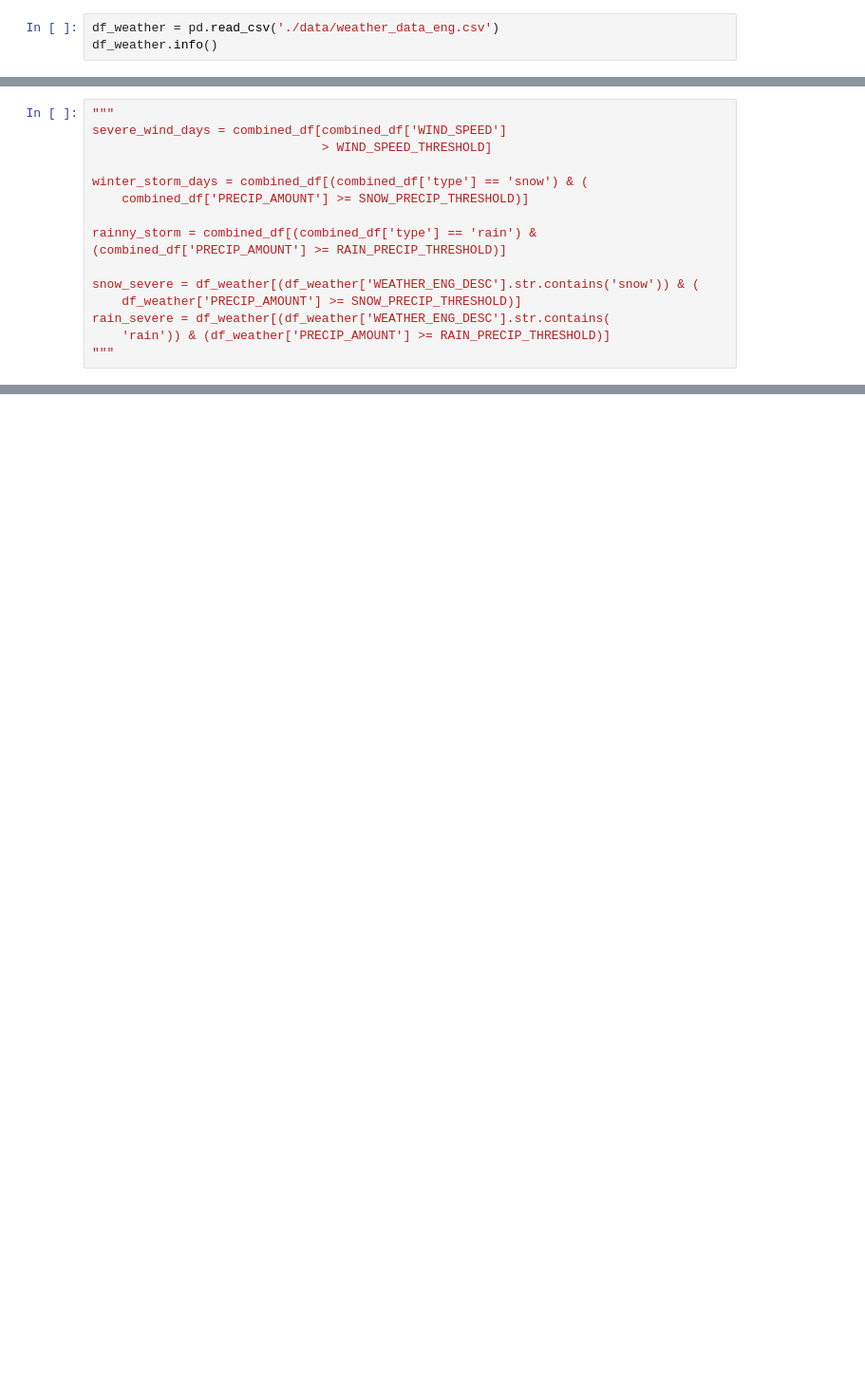
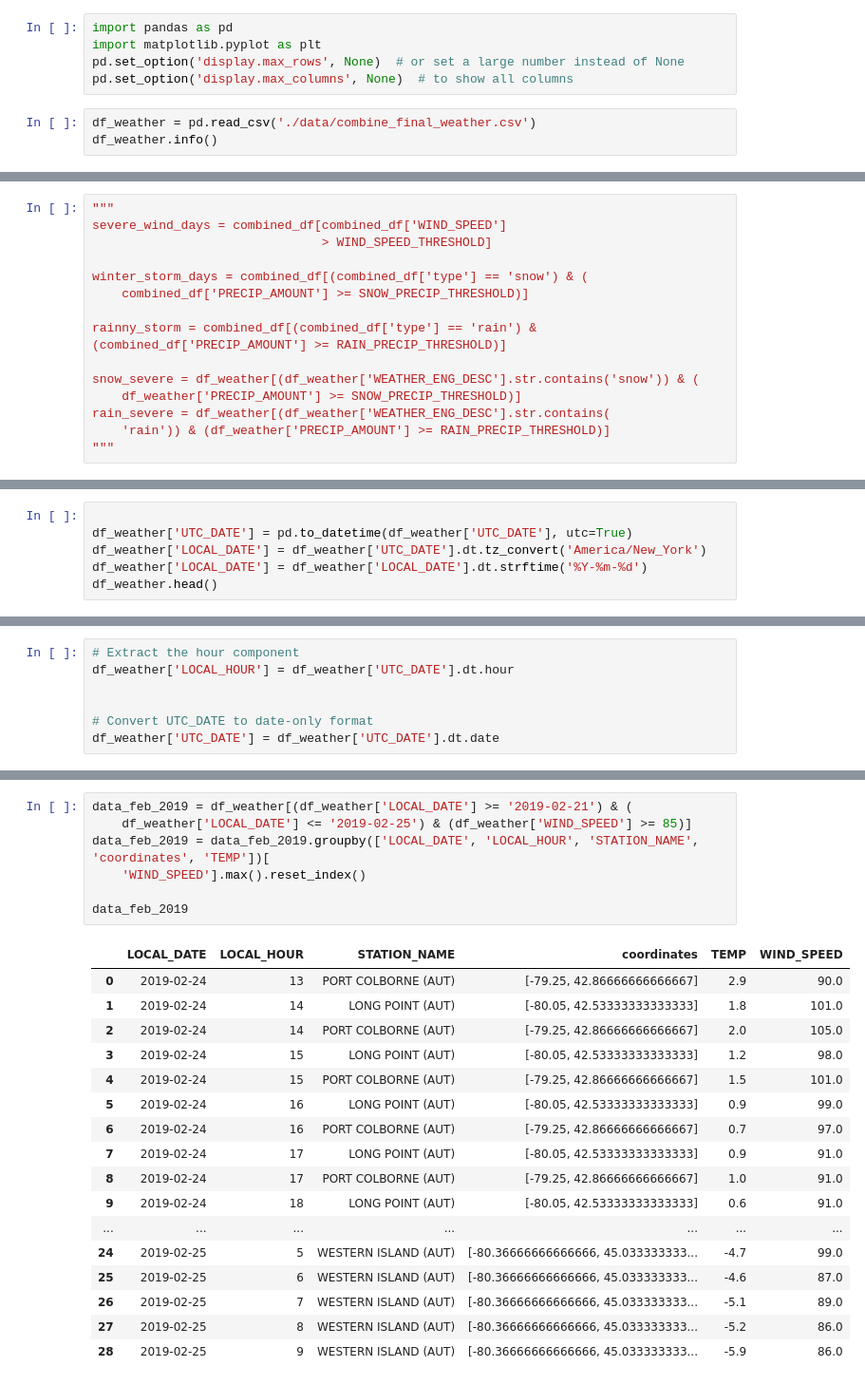
Before and after one commit to fadingNA/non-1b, a Jupyter notebook: task1/raw_weather.ipynb, the cells around one changed output, grey strips where cells are left out. Shown at 95% size. Drawn from its saved outputs; the diff is of its cells as text; blank space fills up the shorter version.

```diff
--- a/task1/raw_weather.ipynb
+++ b/task1/raw_weather.ipynb
@@ -3,5 +1,10 @@ import pandas as pd
+# %%
+import pandas as pd
+import matplotlib.pyplot as plt
+pd.set_option('display.max_rows', None)  # or set a large number instead of None
+pd.set_option('display.max_columns', None)  # to show all columns
 # %%
-df_weather = pd.read_csv('./data/weather_data_eng.csv')
+df_weather = pd.read_csv('./data/combine_final_weather.csv')
 df_weather.info()
 # %% [output]
 <class 'pandas.core.frame.DataFrame'>
@@ -230,0 +42,6 @@ plt.show()
+# %%
+
+df_weather['UTC_DATE'] = pd.to_datetime(df_weather['UTC_DATE'], utc=True)
+df_weather['LOCAL_DATE'] = df_weather['UTC_DATE'].dt.tz_convert('America/New_York')
+df_weather['LOCAL_DATE'] = df_weather['LOCAL_DATE'].dt.strftime('%Y-%m-%d')
+df_weather.head()
@@ -230,0 +55,7 @@ plt.show()
+# %%
+# Extract the hour component
+df_weather['LOCAL_HOUR'] = df_weather['UTC_DATE'].dt.hour
+
+
+# Convert UTC_DATE to date-only format
+df_weather['UTC_DATE'] = df_weather['UTC_DATE'].dt.date
@@ -230,0 +220,25 @@ plt.show()
+# %%
+data_feb_2019 = df_weather[(df_weather['LOCAL_DATE'] >= '2019-02-21') & (
+    df_weather['LOCAL_DATE'] <= '2019-02-25') & (df_weather['WIND_SPEED'] >= 85)]
+data_feb_2019 = data_feb_2019.groupby(['LOCAL_DATE', 'LOCAL_HOUR', 'STATION_NAME', 'coordinates', 'TEMP'])[
+    'WIND_SPEED'].max().reset_index()
+
+data_feb_2019
+# %% [output]
+|  | LOCAL_DATE | LOCAL_HOUR | STATION_NAME | coordinates | TEMP | WIND_SPEED |
+| 0 | 2019-02-24 | 13 | PORT COLBORNE (AUT) | [-79.25, 42.86666666666667] | 2.9 | 90.0 |
+| 1 | 2019-02-24 | 14 | LONG POINT (AUT) | [-80.05, 42.53333333333333] | 1.8 | 101.0 |
+| 2 | 2019-02-24 | 14 | PORT COLBORNE (AUT) | [-79.25, 42.86666666666667] | 2.0 | 105.0 |
+| 3 | 2019-02-24 | 15 | LONG POINT (AUT) | [-80.05, 42.53333333333333] | 1.2 | 98.0 |
+| 4 | 2019-02-24 | 15 | PORT COLBORNE (AUT) | [-79.25, 42.86666666666667] | 1.5 | 101.0 |
+| 5 | 2019-02-24 | 16 | LONG POINT (AUT) | [-80.05, 42.53333333333333] | 0.9 | 99.0 |
+| 6 | 2019-02-24 | 16 | PORT COLBORNE (AUT) | [-79.25, 42.86666666666667] | 0.7 | 97.0 |
+| 7 | 2019-02-24 | 17 | LONG POINT (AUT) | [-80.05, 42.53333333333333] | 0.9 | 91.0 |
+| 8 | 2019-02-24 | 17 | PORT COLBORNE (AUT) | [-79.25, 42.86666666666667] | 1.0 | 91.0 |
+| 9 | 2019-02-24 | 18 | LONG POINT (AUT) | [-80.05, 42.53333333333333] | 0.6 | 91.0 |
+| ... | ... | ... | ... | ... | ... | ... |
+| 24 | 2019-02-25 | 5 | WESTERN ISLAND (AUT) | [-80.36666666666666, 45.033333333... | -4.7 | 99.0 |
+| 25 | 2019-02-25 | 6 | WESTERN ISLAND (AUT) | [-80.36666666666666, 45.033333333... | -4.6 | 87.0 |
+| 26 | 2019-02-25 | 7 | WESTERN ISLAND (AUT) | [-80.36666666666666, 45.033333333... | -5.1 | 89.0 |
+| 27 | 2019-02-25 | 8 | WESTERN ISLAND (AUT) | [-80.36666666666666, 45.033333333... | -5.2 | 86.0 |
+| 28 | 2019-02-25 | 9 | WESTERN ISLAND (AUT) | [-80.36666666666666, 45.033333333... | -5.9 | 86.0 |
```
Also changed, not shown: parts of 53 cells of this notebook.
